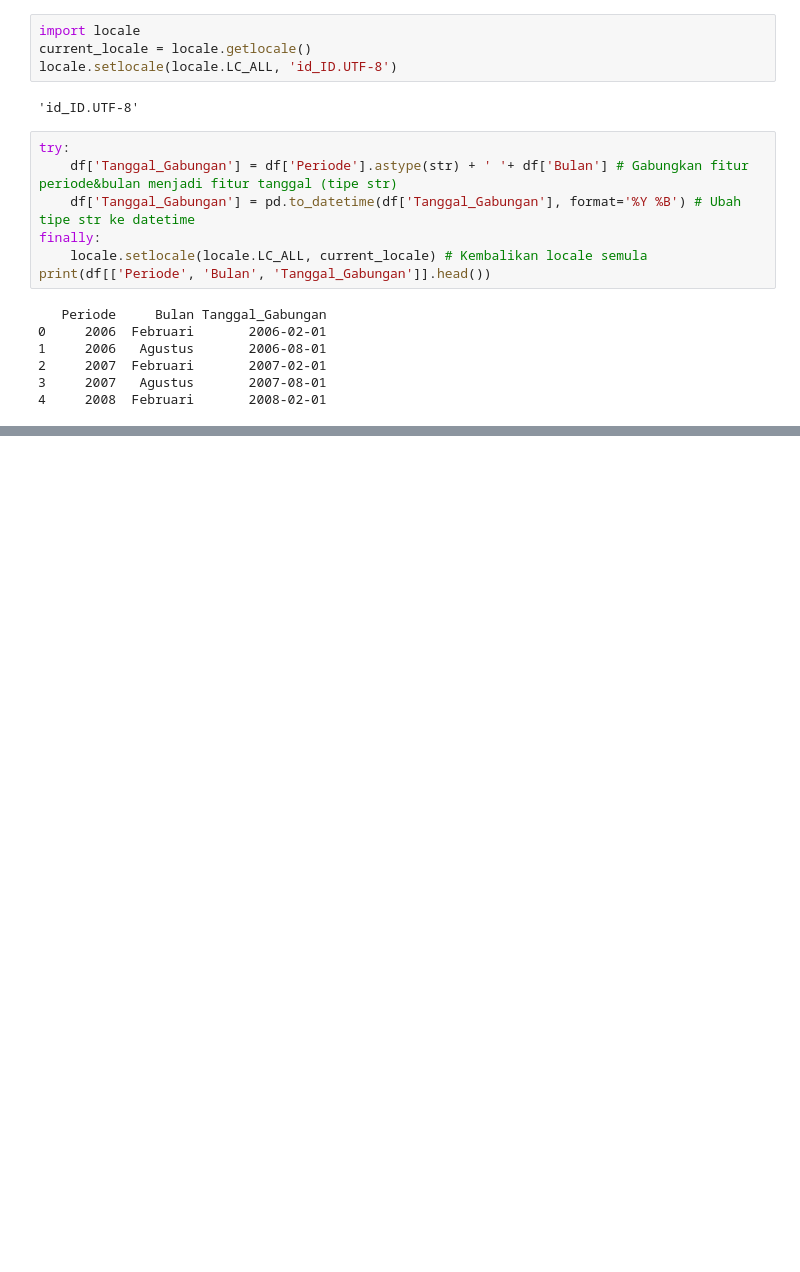
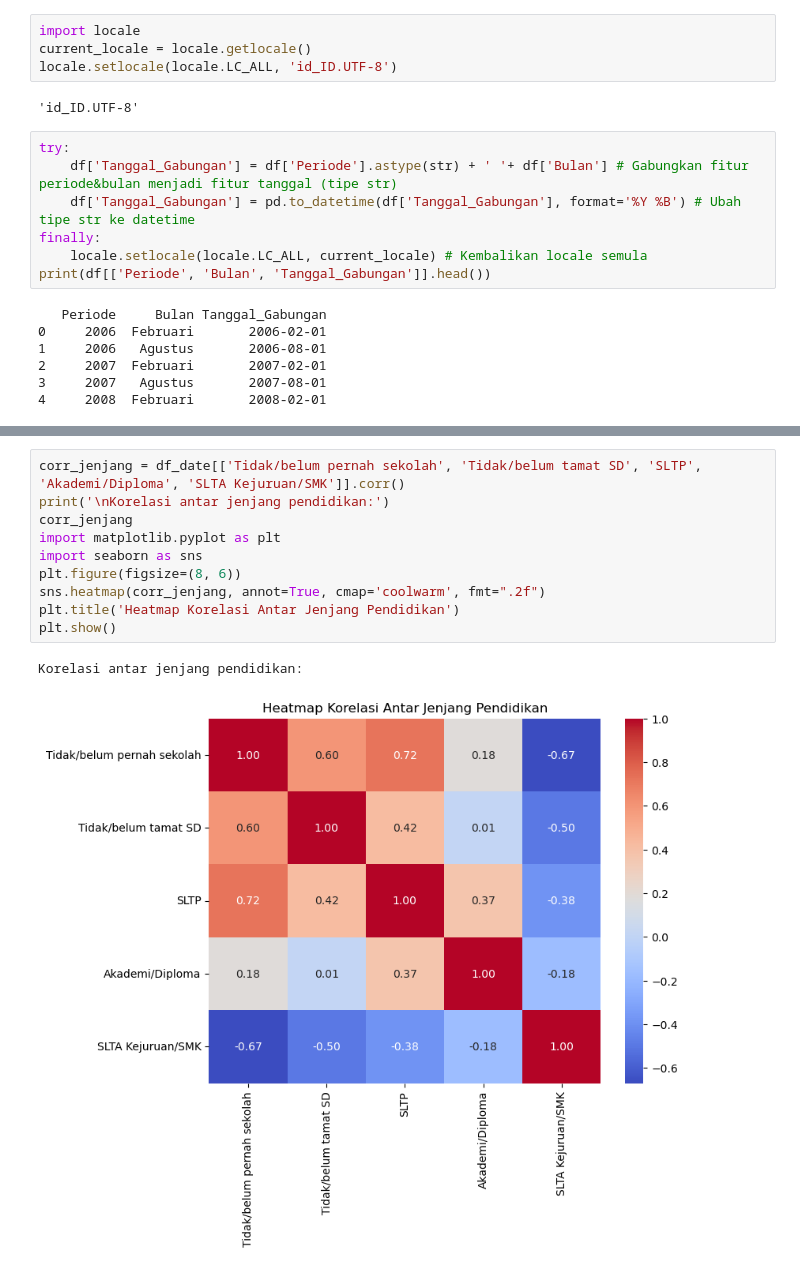
Before and after one commit to Aldevand/RegresiProject, a Jupyter notebook: notebooks/02_EDA.ipynb, the cells around one changed output, grey strips where cells are left out. Saved outputs shown, nothing was run; the diff lists cells and outputs as text; blank space fills up the shorter version.

```diff
--- a/notebooks/02_EDA.ipynb
+++ b/notebooks/02_EDA.ipynb
@@ -110,0 +181,13 @@ df_date.head(5)
+# %%
+corr_jenjang = df_date[['Tidak/belum pernah sekolah', 'Tidak/belum tamat SD', 'SLTP', 'Akademi/Diploma', 'SLTA Kejuruan/SMK']].corr()
+print('\nKorelasi antar jenjang pendidikan:')
+corr_jenjang
+import matplotlib.pyplot as plt
+import seaborn as sns
+plt.figure(figsize=(8, 6))
+sns.heatmap(corr_jenjang, annot=True, cmap='coolwarm', fmt=".2f")
+plt.title('Heatmap Korelasi Antar Jenjang Pendidikan')
+plt.show()
+# %% [output]
+Korelasi antar jenjang pendidikan:
+[figure, added]
```
Also changed, not shown: parts of 6 cells of this notebook.
